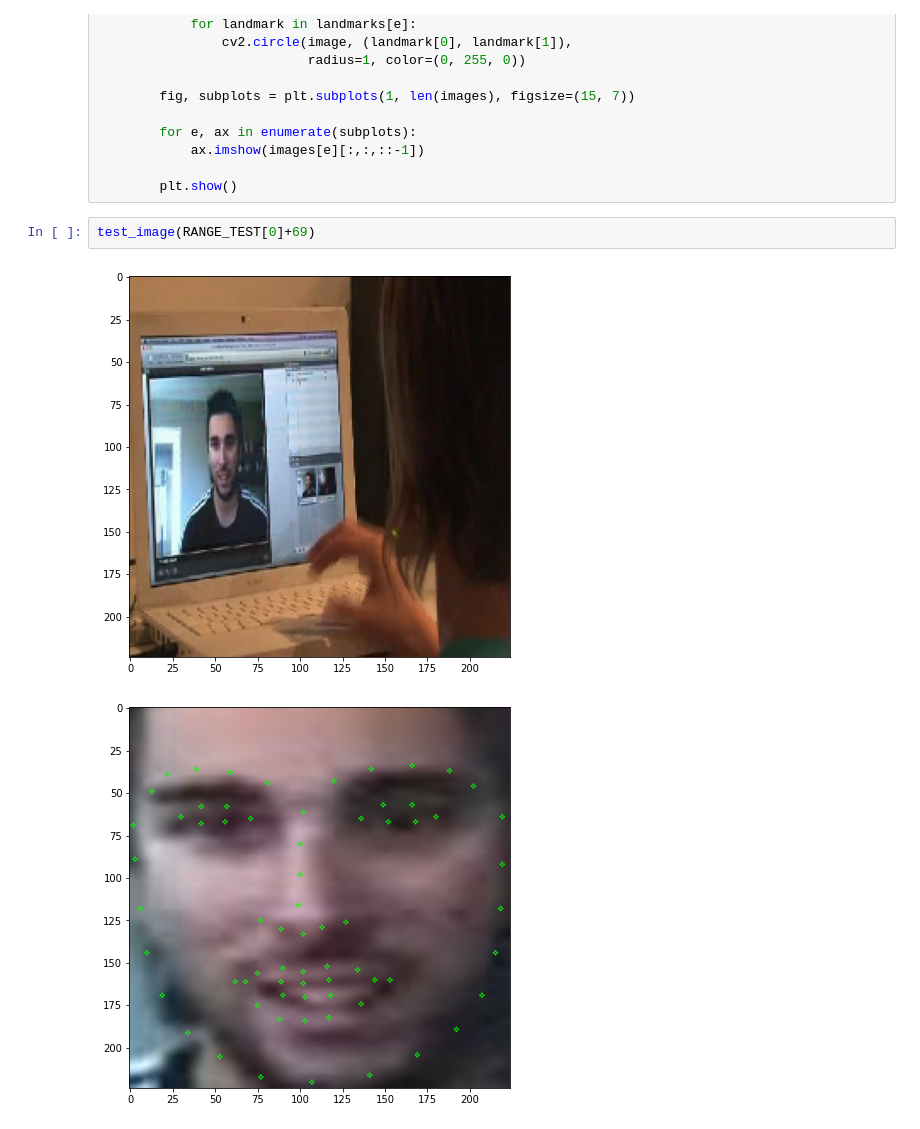
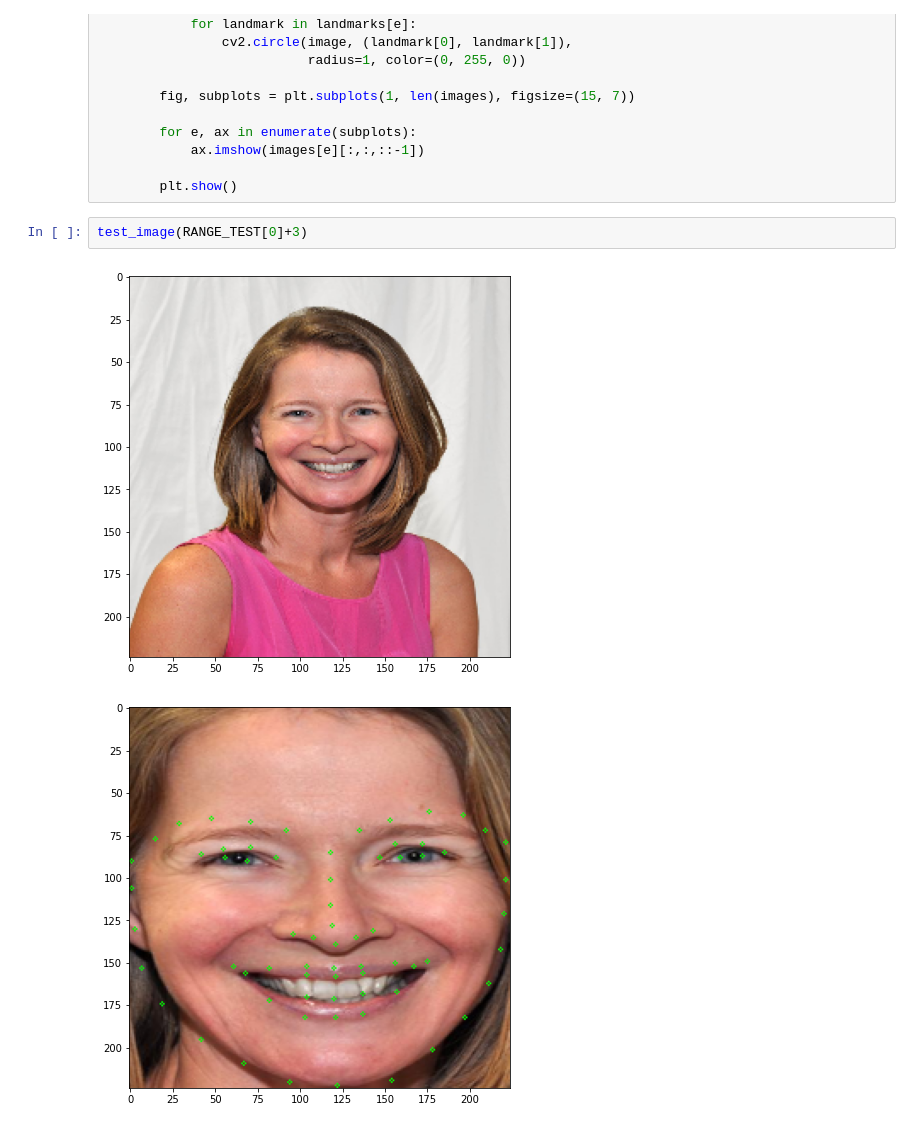
Before and after one commit to sepehrsardooeinasab/Face-Boundry-and-Facial-Landmark-Detection, a Jupyter notebook: part2_facial_landmark_detection.ipynb, the cells around one changed output. Drawn from its saved outputs; the diff is of its cells as text.

```diff
--- a/part2_facial_landmark_detection.ipynb
+++ b/part2_facial_landmark_detection.ipynb
@@ -275,8 +275,8 @@ def test_image(image_index):
 
         plt.show()
 # %%
-test_image(RANGE_TEST[0]+69)
+test_image(RANGE_TEST[0]+3)
 # %% [output]
-[figure, old version]
+[figure, new version]
-[figure, old version]
+[figure, new version]
 # %%
```
Also changed, not shown: parts of 7 cells of this notebook.
